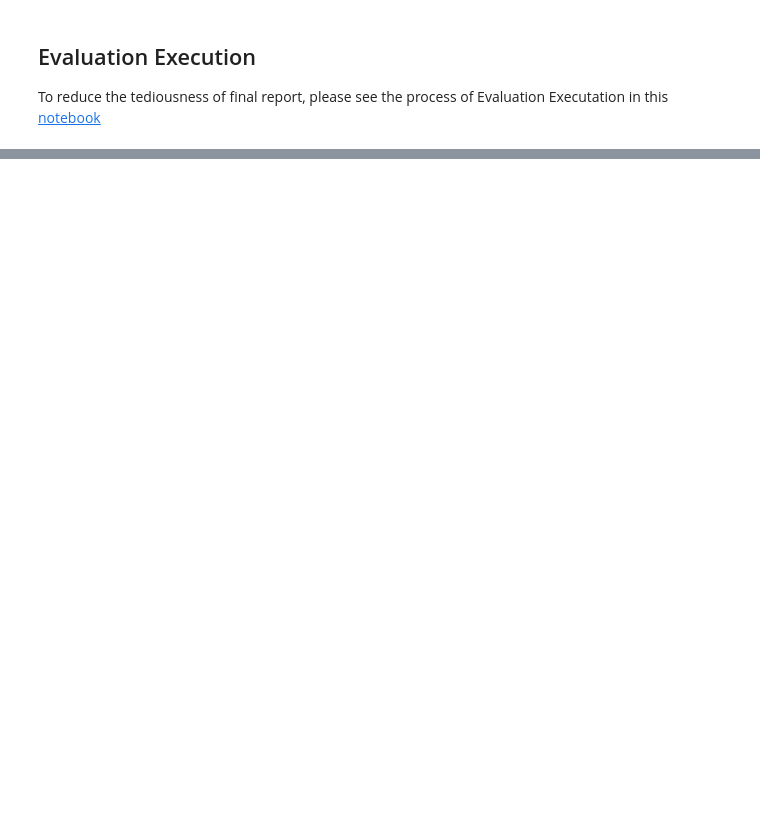
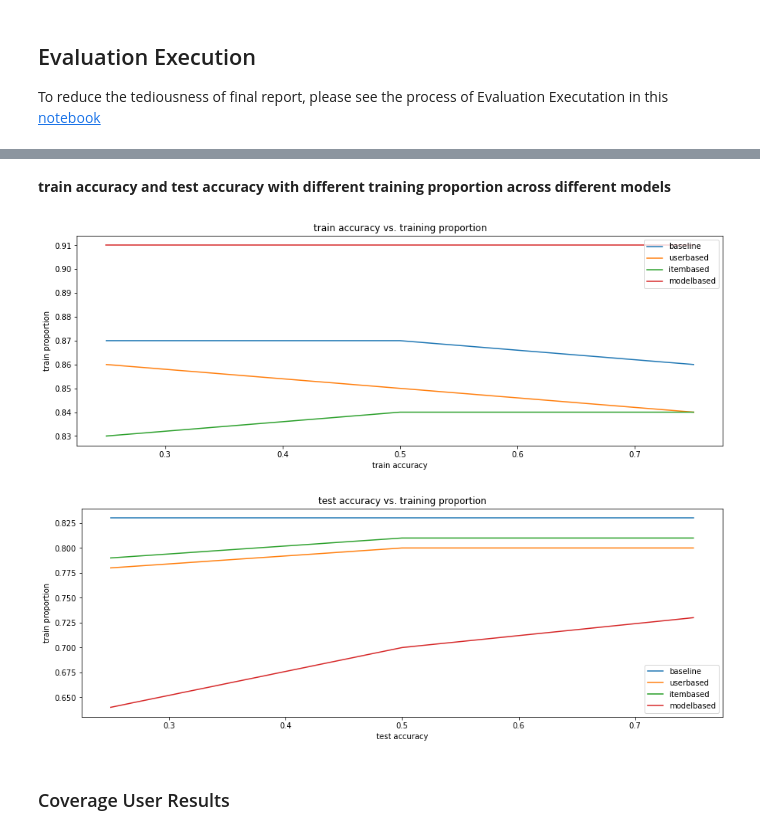
Before and after one commit to syeehyn/personalization-system, a Jupyter notebook: notebook/final_report.ipynb, the cells around one changed output, grey strips where cells are left out. Saved outputs shown, nothing was run; the diff lists cells and outputs as text; code cells hidden in the pictures; blank space fills up the shorter version.

```diff
--- a/notebook/final_report.ipynb
+++ b/notebook/final_report.ipynb
@@ -449,0 +484,3 @@ To reduce the tediousness of final report, please see the process of Evaluation
+# %%
+accuracy_grouped_results = grouped_results['accuracy']
+display(mean_metrics(accuracy_grouped_results, 'accuracy'))
@@ -449,0 +496,7 @@ To reduce the tediousness of final report, please see the process of Evaluation
+# %% [markdown]
+**train accuracy and test accuracy with different training proportion across different models**
+# %%
+plot_split_metric(accuracy_grouped_results, 'accuracy')
+# %% [output]
+[figure, added]
+[figure, added]
@@ -449,0 +505,2 @@ To reduce the tediousness of final report, please see the process of Evaluation
+# %% [markdown]
+### Coverage User Results
```
Also changed, not shown: parts of 88 cells of this notebook, 33 other files.
